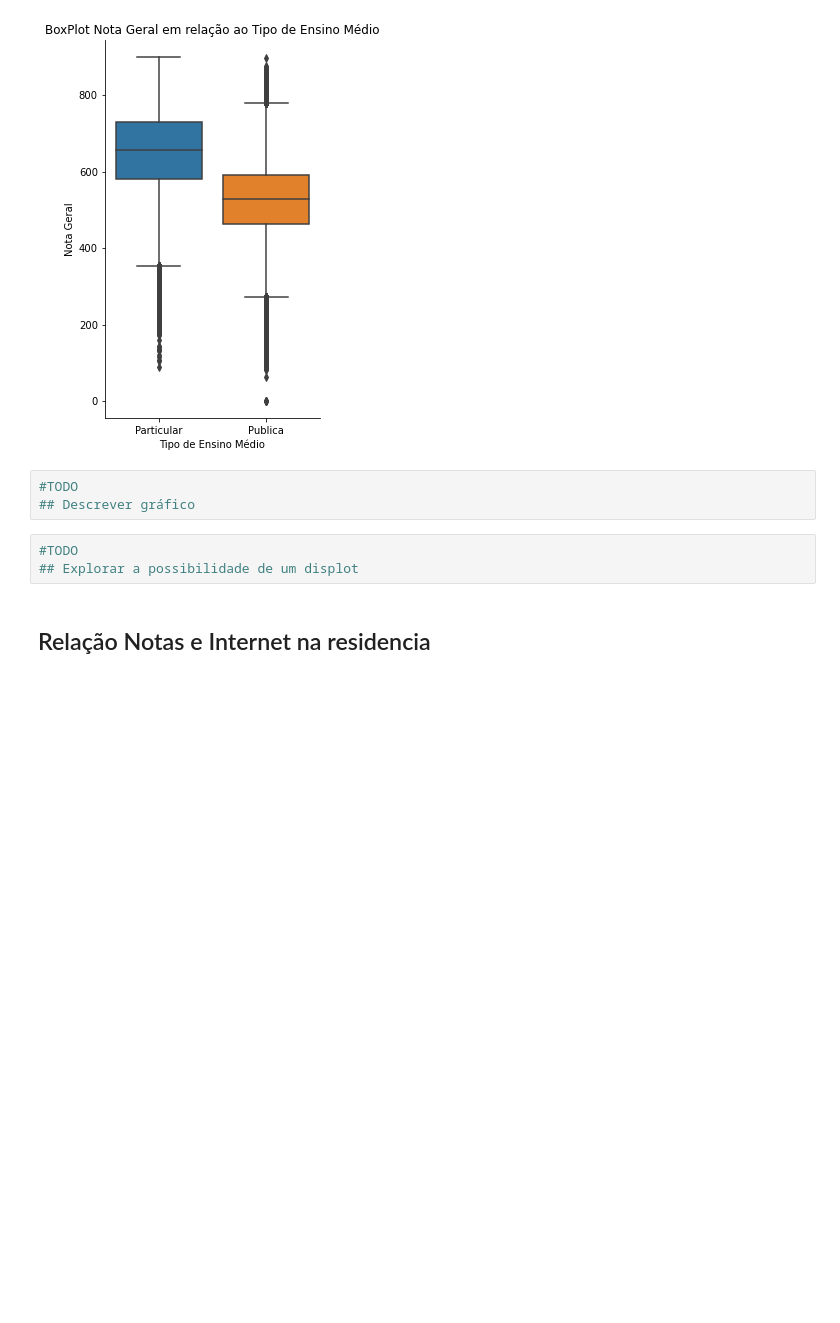
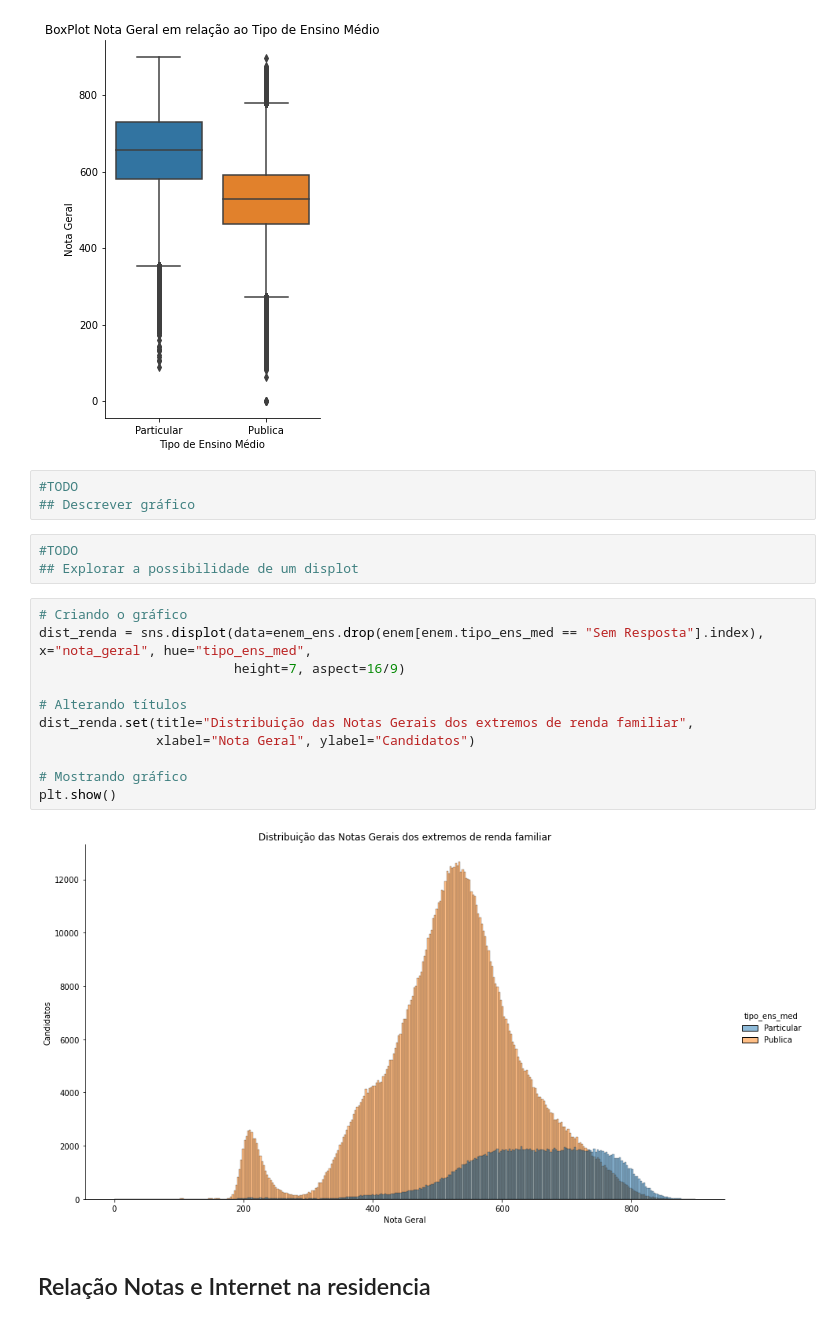
Before and after one commit to RenanGroot/Analise-Exploratoria-ENEM2019, a Jupyter notebook: Análise Exploratória - ENEM 2019.ipynb, the cells around one changed output. Drawn from its saved outputs; the diff is of its cells as text; blank space fills up the shorter version.

```diff
--- a/Análise Exploratória - ENEM 2019.ipynb
+++ b/Análise Exploratória - ENEM 2019.ipynb
@@ -390,9 +391,22 @@ plt.show()
 # %%
 #TODO
 ## Descrever gráfico
-# %%
-#TODO
-## Explorar a possibilidade de um displot
+# %%
+#TODO
+## Explorar a possibilidade de um displot
+# %%
+# Criando o gráfico
+dist_renda = sns.displot(data=enem_ens.drop(enem[enem.tipo_ens_med == "Sem Resposta"].index), x="nota_geral", hue="tipo_ens_med",
+                         height=7, aspect=16/9)
+
+# Alterando títulos
+dist_renda.set(title="Distribuição das Notas Gerais dos extremos de renda familiar",
+               xlabel="Nota Geral", ylabel="Candidatos")
+
+# Mostrando gráfico
+plt.show()
+# %% [output]
+[figure, added]
 # %% [markdown]
 ## Relação Notas e Internet na residencia
 # %%
```
Also changed, not shown: parts of 18 cells of this notebook.
